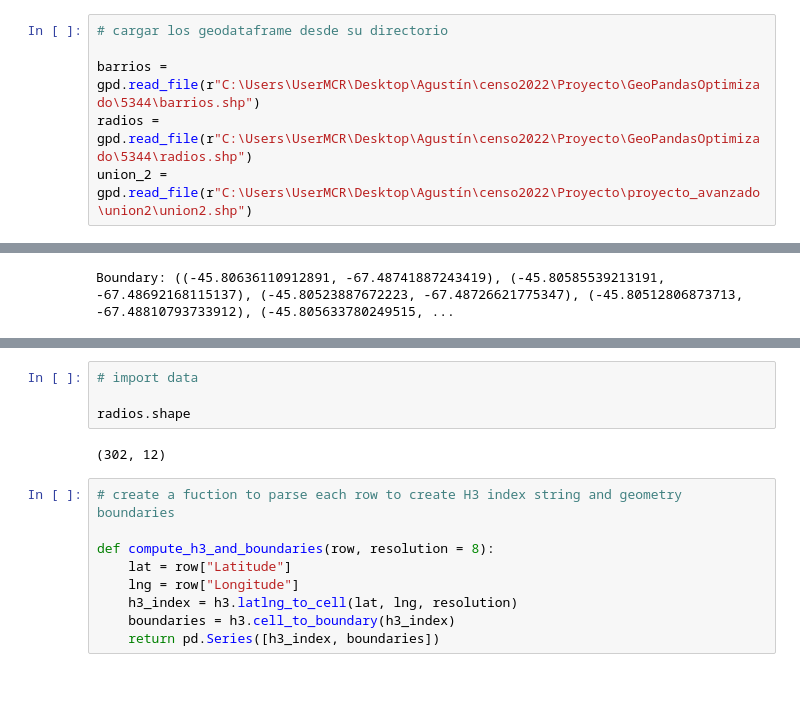
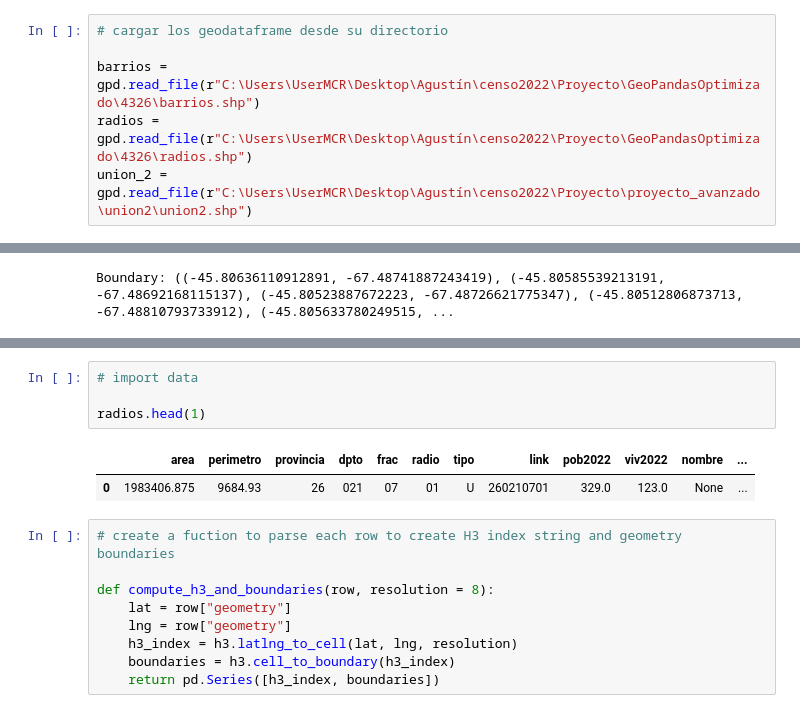
Before and after one commit to agstnrdz/geopandas, a Jupyter notebook: spatial-indexing.ipynb, the cells around one changed output, grey strips where cells are left out. Cells and saved outputs as stored; diff of their text form; blank space fills up the shorter version.

```diff
--- a/spatial-indexing.ipynb
+++ b/spatial-indexing.ipynb
@@ -11,8 +11,8 @@ from shapely.geometry import Point
 # %%
 # cargar los geodataframe desde su directorio
 
-barrios = gpd.read_file(r"C:\Users\UserMCR\Desktop\Agustín\censo2022\Proyecto\GeoPandasOptimizado\5344\barrios.shp")
-radios = gpd.read_file(r"C:\Users\UserMCR\Desktop\Agustín\censo2022\Proyecto\GeoPandasOptimizado\5344\radios.shp")
+barrios = gpd.read_file(r"C:\Users\UserMCR\Desktop\Agustín\censo2022\Proyecto\GeoPandasOptimizado\4326\barrios.shp")
+radios = gpd.read_file(r"C:\Users\UserMCR\Desktop\Agustín\censo2022\Proyecto\GeoPandasOptimizado\4326\radios.shp")
 union_2 = gpd.read_file(r"C:\Users\UserMCR\Desktop\Agustín\censo2022\Proyecto\proyecto_avanzado\union2\union2.shp")
 # %%
 # crear un dataframe con coordenadas
@@ -83,15 +83,16 @@ map
 # %%
 # import data
 
-radios.shape
+radios.head(1)
 # %% [output]
-(302, 12)
+|  | area | perimetro | provincia | dpto | frac | radio | tipo | link | pob2022 | viv2022 | nombre | ... |
+| 0 | 1983406.875 | 9684.93 | 26 | 021 | 07 | 01 | U | 260210701 | 329.0 | 123.0 | None | ... |
 # %%
 # create a fuction to parse each row to create H3 index string and geometry boundaries
 
 def compute_h3_and_boundaries(row, resolution = 8):
-    lat = row["Latitude"]
-    lng = row["Longitude"]
+    lat = row["geometry"]
+    lng = row["geometry"]
     h3_index = h3.latlng_to_cell(lat, lng, resolution)
     boundaries = h3.cell_to_boundary(h3_index)
     return pd.Series([h3_index, boundaries])
```
Also changed, not shown: parts of 2 cells of this notebook, 2 other files.
